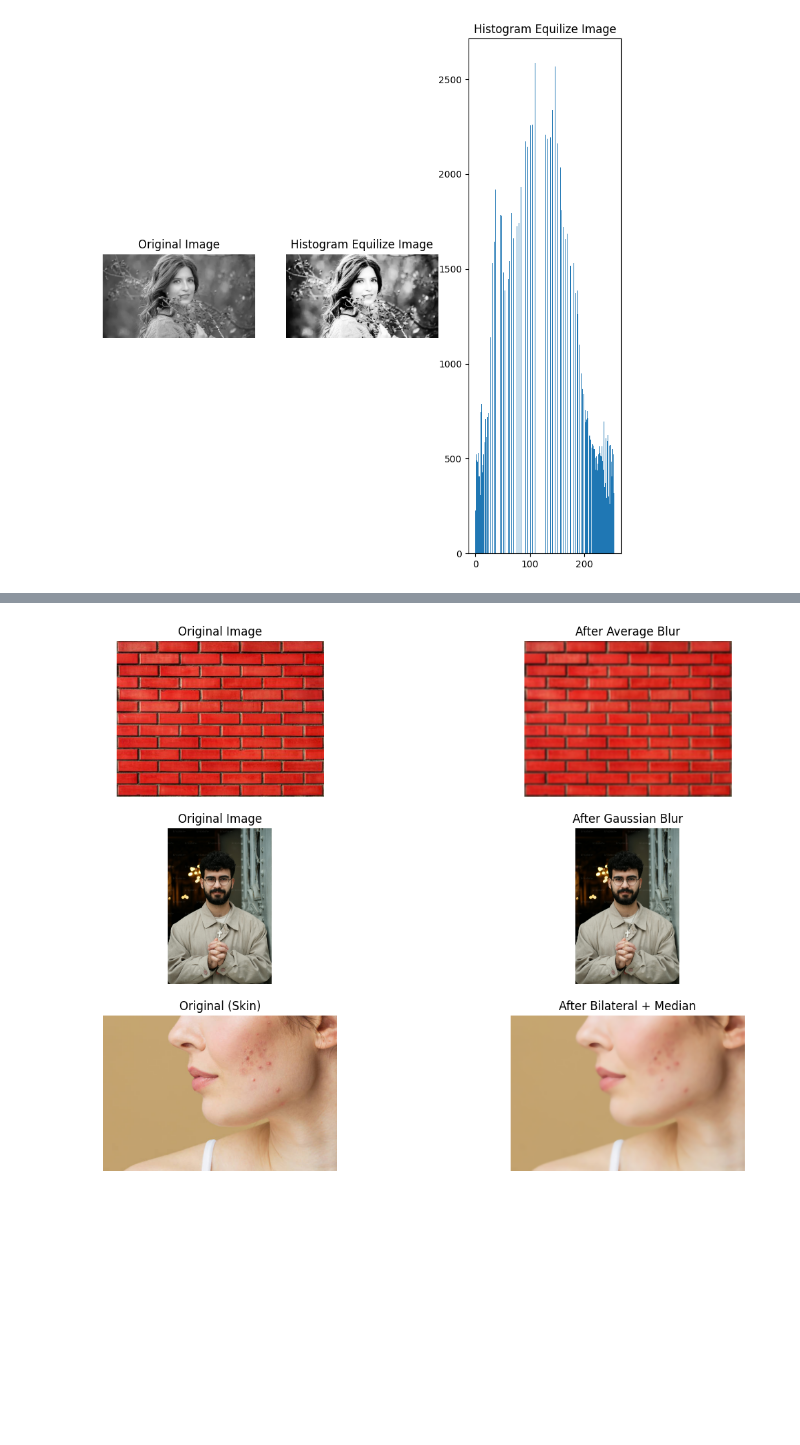
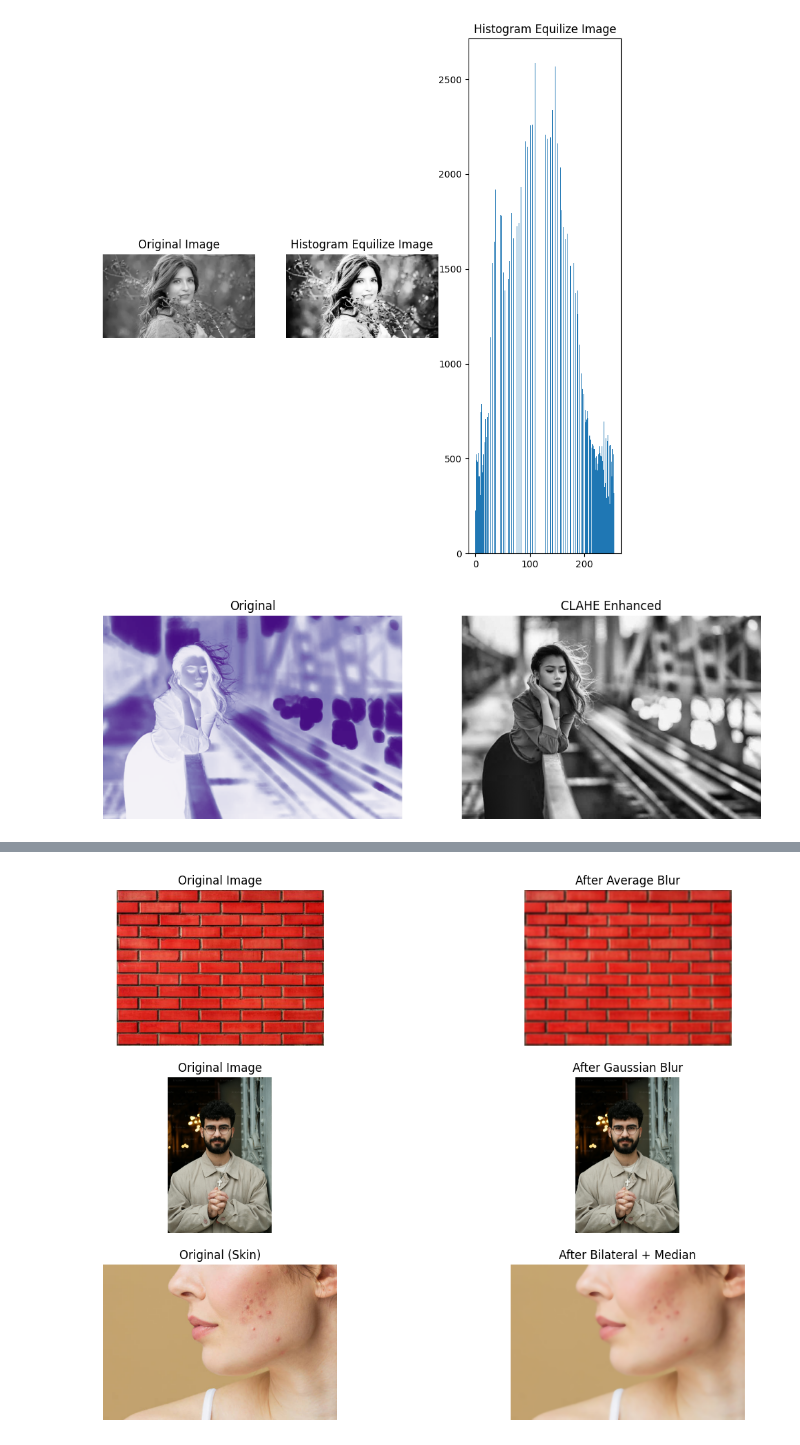
Before and after one commit to EKANATH9/VRSU, a Jupyter notebook: Program-1.ipynb, the cells around one changed output, grey strips where cells are left out. Saved outputs shown, nothing was run; the diff lists cells and outputs as text; code cells hidden in the pictures; blank space fills up the shorter version.

```diff
--- a/Program-1.ipynb
+++ b/Program-1.ipynb
@@ -32,3 +32,28 @@ plt.hist(he_img.ravel(),256)
 plt.show()
 # %% [output]
 [figure]
+# %%
+#Point Processing
+#CLAHE
+import cv2
+import matplotlib.pyplot as plt
+# Load grayscale image
+img = cv2.imread("/content/sample_data/most-beautiful-women1.jpg", 0)
+# Create CLAHE object
+clahe = cv2.createCLAHE(clipLimit=2.0, tileGridSize=(8, 8))
+# Apply enhancement
+clahe_img = clahe.apply(img)
+# Plot
+plt.figure(figsize=(12,5))
+plt.subplot(1,2,1)
+plt.title("Original")
+plt.imshow(img,cmap='Purples')
+plt.axis("off")
+plt.subplot(1,2,2)
+plt.title("CLAHE Enhanced")
+plt.imshow(clahe_img, cmap='gray')
+plt.axis("off")
+
+plt.show()
+# %% [output]
+[figure, added]
```
Also changed, not shown: parts of 3 cells of this notebook.
